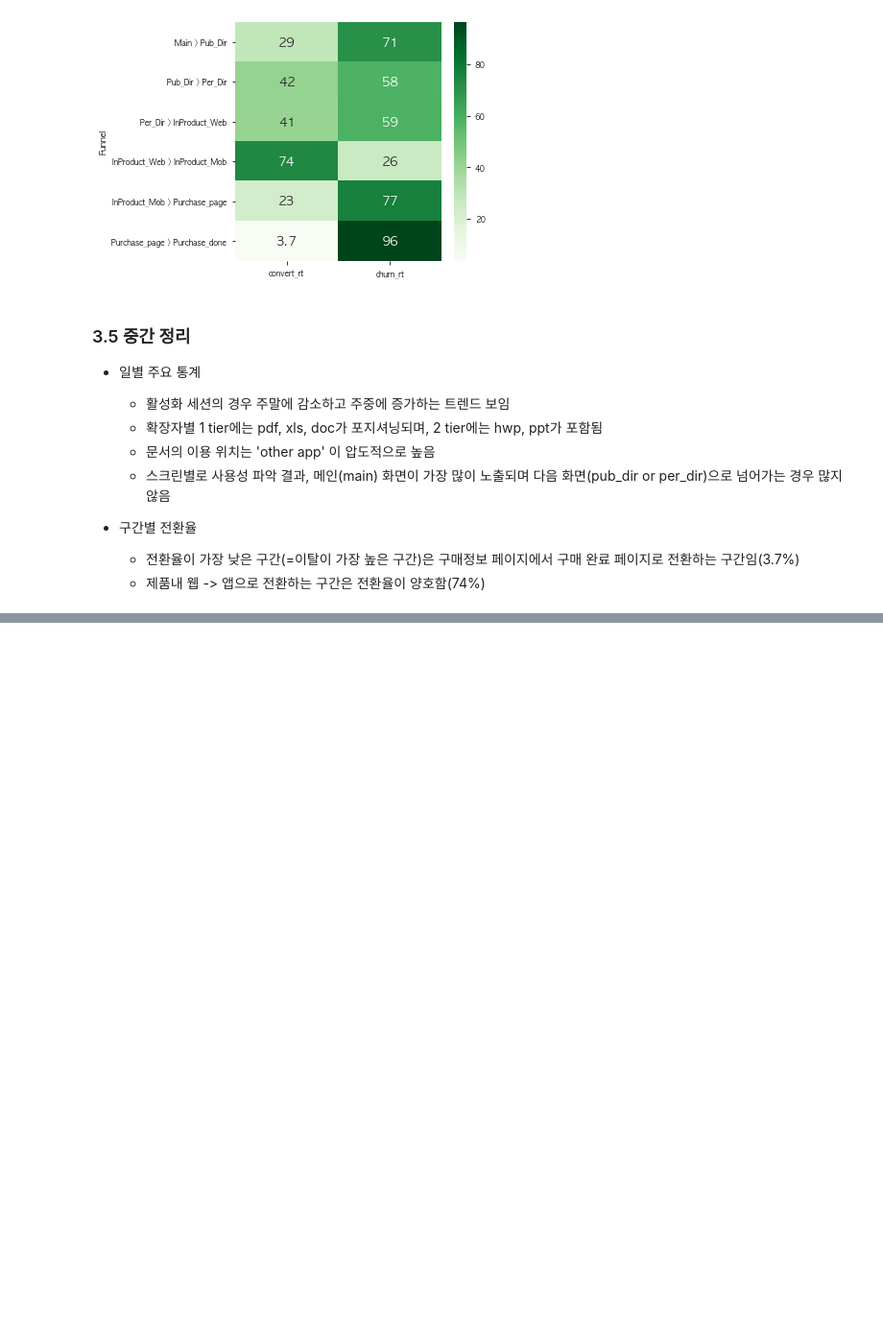
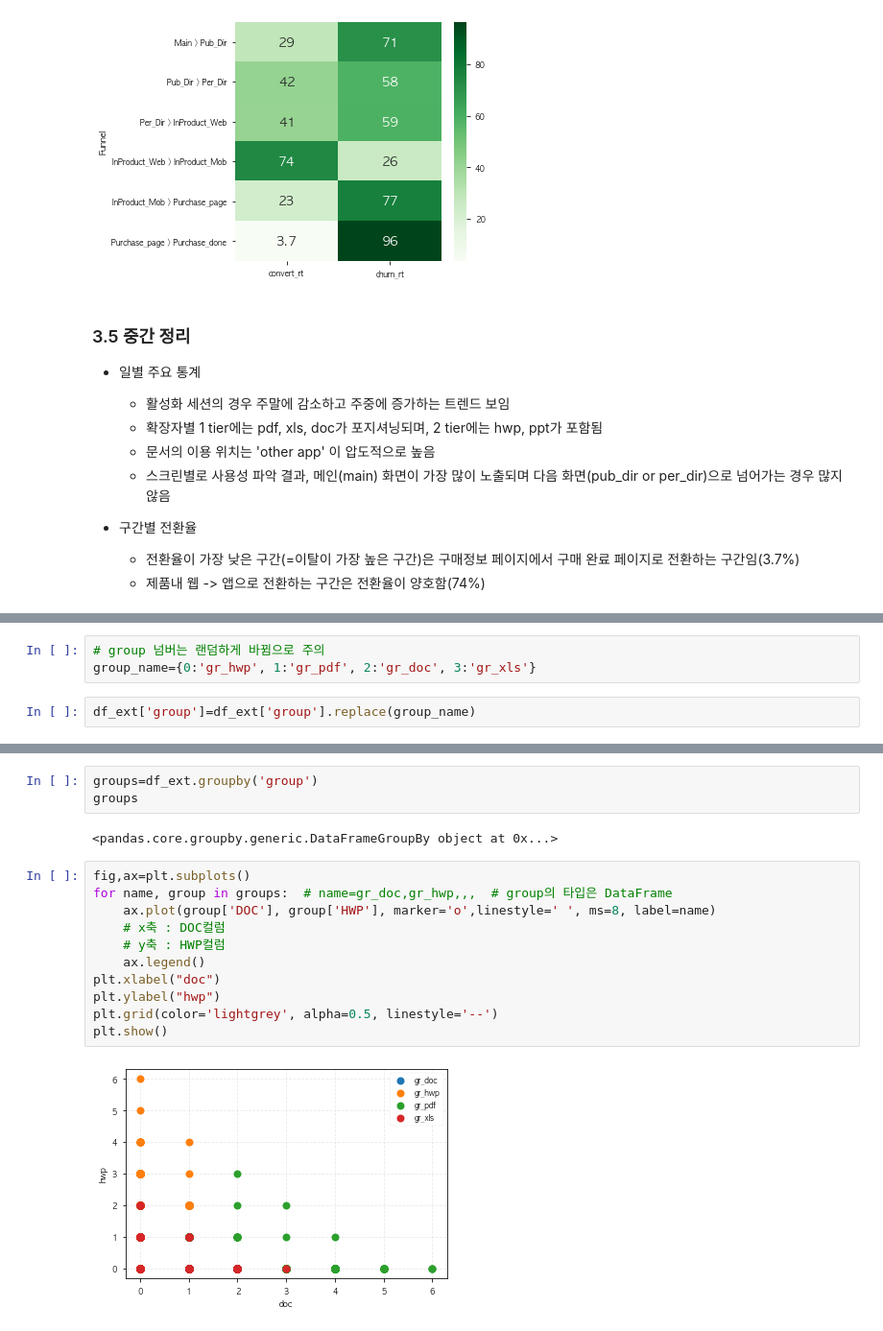
Before and after one commit to suhyun-cho/TIL, a Jupyter notebook: python/데이터분석Tutorial_유저Funnel분석.ipynb, the cells around one changed output, grey strips where cells are left out. Shown at 96% size. Drawn from its saved outputs; the diff is of its cells as text; blank space fills up the shorter version.

```diff
--- a/python/데이터분석Tutorial_유저Funnel분석.ipynb
+++ b/python/데이터분석Tutorial_유저Funnel분석.ipynb
@@ -1421,0 +1562,5 @@ plt.tight_layout()
+# %%
+# group 넘버는 랜덤하게 바뀜으로 주의
+group_name={0:'gr_hwp', 1:'gr_pdf', 2:'gr_doc', 3:'gr_xls'}
+# %%
+df_ext['group']=df_ext['group'].replace(group_name)
@@ -1421,0 +1577,18 @@ plt.tight_layout()
+# %%
+groups=df_ext.groupby('group')
+groups
+# %% [output]
+<pandas.core.groupby.generic.DataFrameGroupBy object at 0x...>
+# %%
+fig,ax=plt.subplots()
+for name, group in groups:  # name=gr_doc,gr_hwp,,,  # group의 타입은 DataFrame
+    ax.plot(group['DOC'], group['HWP'], marker='o',linestyle=' ', ms=8, label=name)
+    # x축 : DOC컬럼
+    # y축 : HWP컬럼
+    ax.legend()
+plt.xlabel("doc")
+plt.ylabel("hwp")
+plt.grid(color='lightgrey', alpha=0.5, linestyle='--')
+plt.show()
+# %% [output]
+[figure, added]
```
Also changed, not shown: parts of 43 cells of this notebook.
